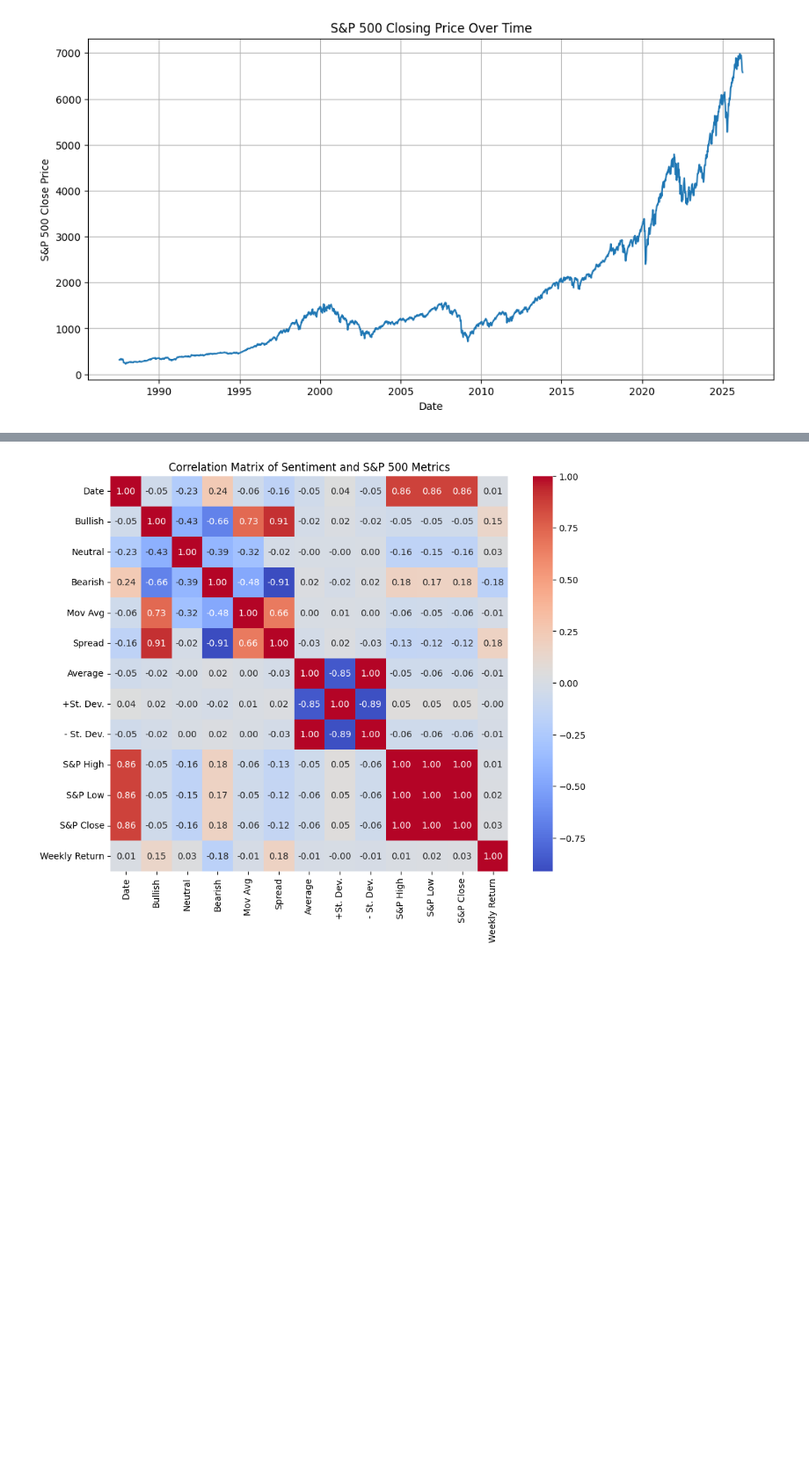
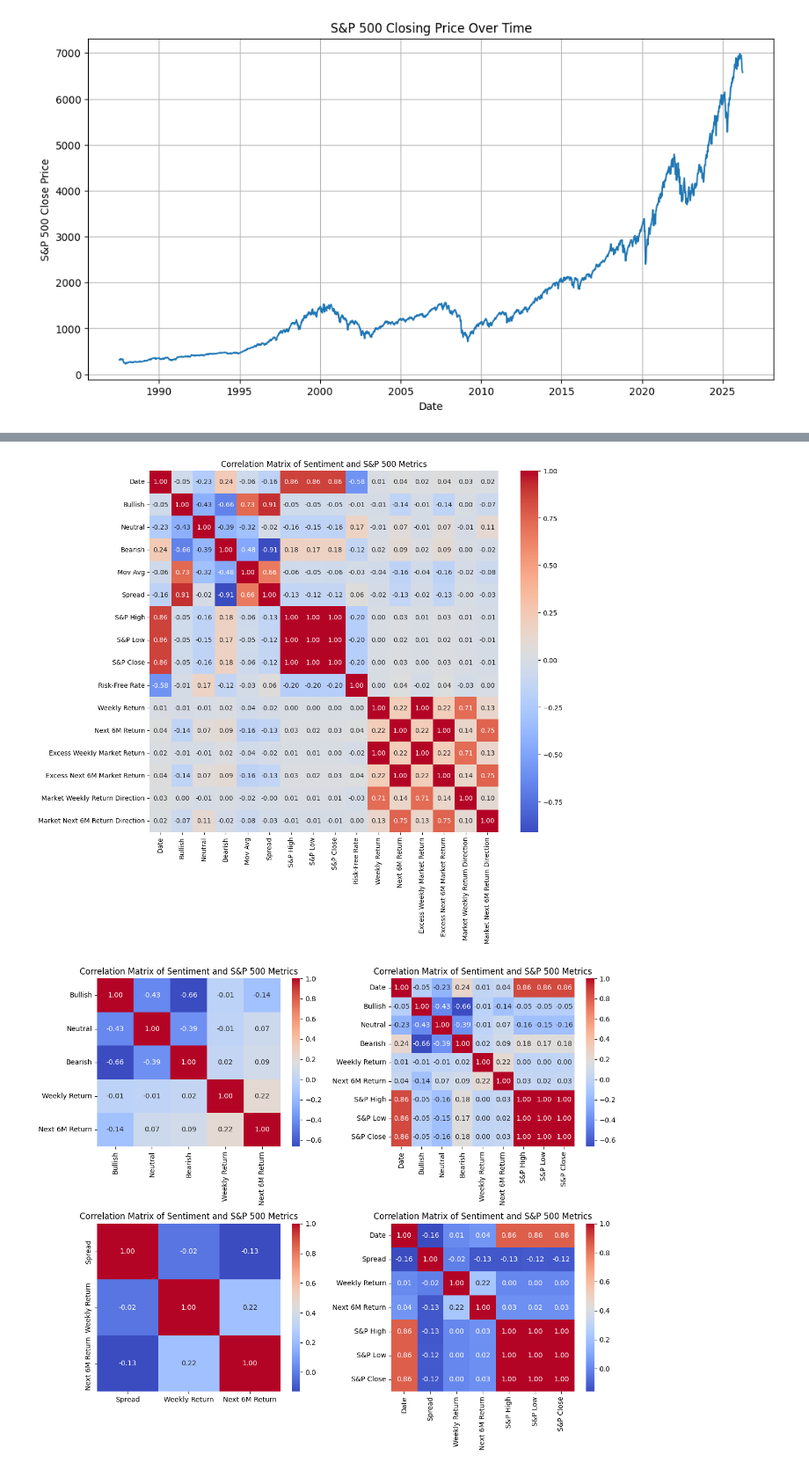
Before and after one commit to Zeke-CE/Investor-Sentiment-Model, a Jupyter notebook: efficient_market_analysis/main_notebook.ipynb, the cells around one changed output, grey strips where cells are left out. Shown at 88% size. Drawn from its saved outputs; the diff is of its cells as text; code cells hidden in the pictures; blank space fills up the shorter version.

Commit message:
Added helper function, better visualizations, reworked notebook

```diff
--- a/efficient_market_analysis/main_notebook.ipynb
+++ b/efficient_market_analysis/main_notebook.ipynb
@@ -118,10 +193,26 @@ plt.show()
 # %% [output]
 [figure]
 # %%
-s_df['Weekly Return'] = s_df['S&P Close'].pct_change()
+s_df['Weekly Return'] = (s_df['S&P Close'].shift(-1)/s_df['S&P Close']) - 1 #forward weekly return
+
+s_df['Next 6M Return'] = (s_df['S&P Close'].shift(-26) / s_df['S&P Close']) - 1 #forward monthly return
+
+s_df['Excess Weekly Market Return'] = s_df['Weekly Return'] - s_df['Risk-Free Rate'] #excess foward weekly returns
+
+s_df['Excess Next 6M Market Return'] = s_df['Next 6M Return'] - s_df['Risk-Free Rate'] #excess foward weekly returns
+
+display(s_df)
+
+#pd.to_pickle(s_df, f'data/{str(datetime.datetime.today())[:9]}_cleaned_sentiment_data.pkl')
+
+s_df['Market Weekly Return Direction'] = np.sign(s_df['Excess Weekly Market Return'])
+
+s_df['Market Next 6M Return Direction'] = np.sign(s_df['Excess Next 6M Market Return'])
 
 
 display(s_df)
 
 display(s_df.describe())
+
+display(s_df['Next 6M Return'].isna().value_counts())
 # %% [output]
@@ -185,9 +318,27 @@ plt.show()
 # %%
-correlation_matrix = s_df.drop(columns=['Total']).corr(method='pearson')
+fig, ax = plt.subplots(1,1, figsize=(12,10))
 
-plt.figure(figsize=(10,8))
-sns.heatmap(correlation_matrix, annot=True, cmap='coolwarm', fmt=".2f")
-plt.title('Correlation Matrix of Sentiment and S&P 500 Metrics')
+plot_correlation_matrix(dataframe = s_df, columns = s_df.columns, ax=ax)
+
 plt.show()
+
+
+fig, ax = plt.subplots(2,2, figsize=(12,10))
+
+plot_correlation_matrix(dataframe = s_df, columns = ['Bullish', 'Neutral', 'Bearish', 'Weekly Return', 'Next 6M Return'], ax=ax[0,0])
+
+plot_correlation_matrix(dataframe = s_df, columns = ['Date', 'Bullish', 'Neutral', 'Bearish', 'Weekly Return', 'Next 6M Return', 'S&P High', 'S&P Low', 'S&P Close'], ax=ax[0,1])
+
+
+
+plot_correlation_matrix(dataframe = s_df, columns = ['Spread', 'Weekly Return', 'Next 6M Return'], ax=ax[1,0])
+
+plot_correlation_matrix(dataframe = s_df, columns = ['Date', 'Spread', 'Weekly Return', 'Next 6M Return', 'S&P High', 'S&P Low', 'S&P Close'], ax=ax[1,1])
+
+
+
+plt.tight_layout()
+plt.show()
 # %% [output]
-[figure, old version]
+[figure, new version]
+[figure, added]
```
Also changed, not shown: parts of 36 cells of this notebook, 6 other files.
